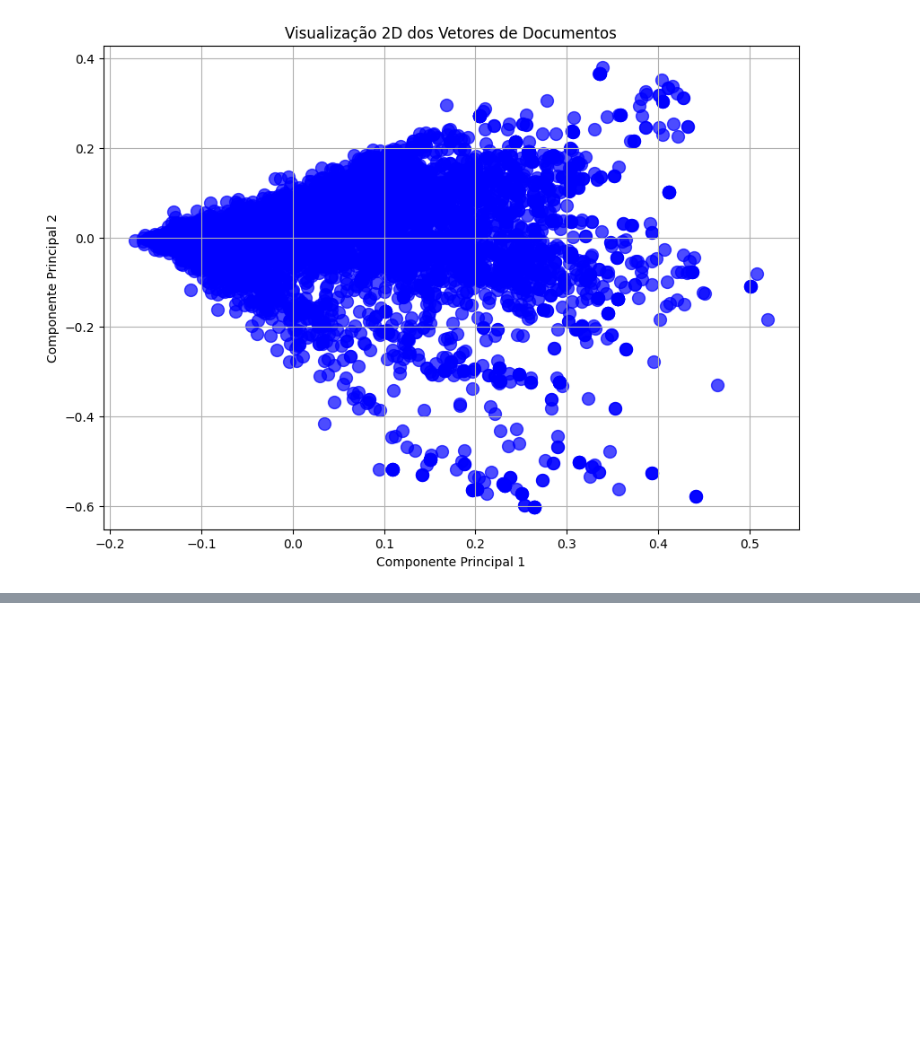
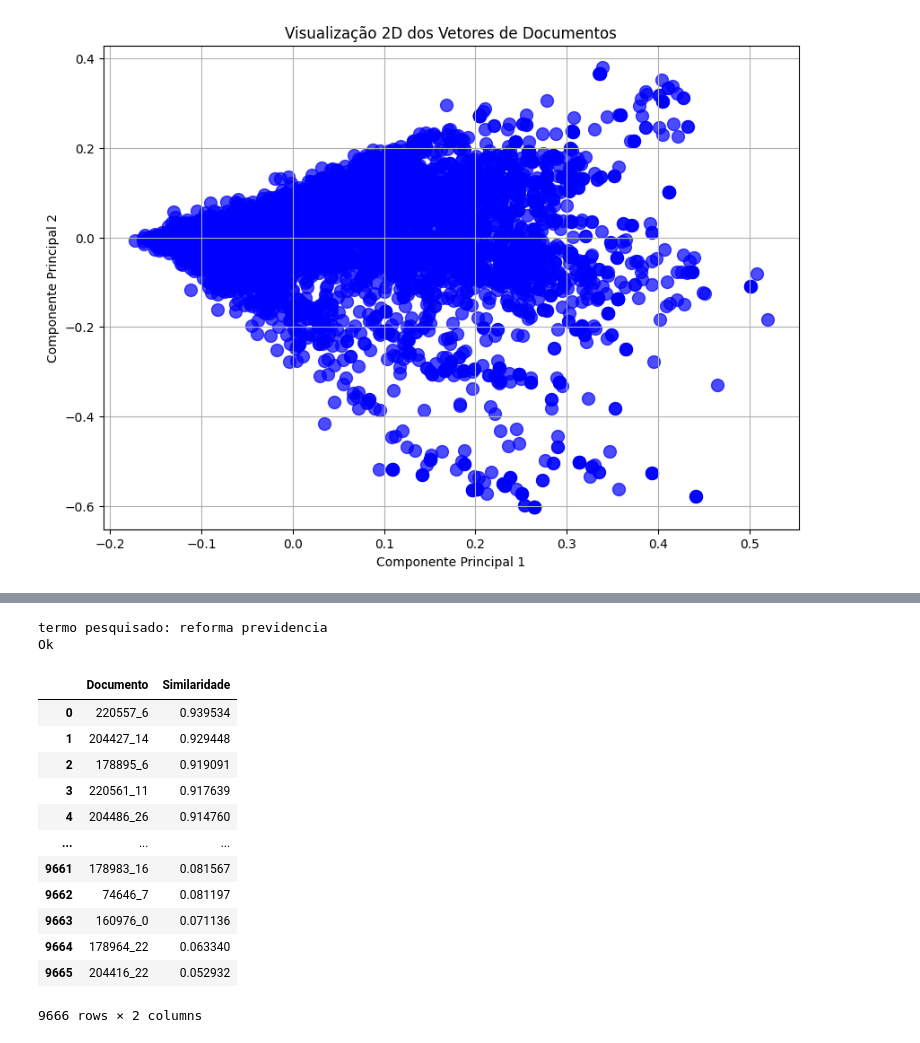
Before and after one commit to micaelol12/PLN, a Jupyter notebook: Trabalho/notebook.ipynb, the cells around one changed output, grey strips where cells are left out. Cells and saved outputs as stored; diff of their text form; code cells hidden in the pictures; blank space fills up the shorter version.

```diff
--- a/Trabalho/notebook.ipynb
+++ b/Trabalho/notebook.ipynb
@@ -300,0 +438,39 @@ grafico3D(x_sumario_tf_idf_token)
+# %%
+# Entrada pelo usuário
+termo_busca_usuario = input("Digite os termos de busca para Word2Vec: ")
+
+# Obter as recomendações usando a função
+# Você pode definir um número máximo de resultados aqui, se quiser (ex: num_resultados=5)
+recomendacoes_df = recomendar_documentos_w2v(
+    termo_busca_usuario,
+    model_w2v_sumario_token,
+    doc_ids_sumario_tf_idf_token,
+    vetores_documentos
+    # num_resultados=5 # Descomente para limitar a 5 resultados
+)
+
+print(f"termo pesquisado: {termo_busca_usuario}")
+
+# Exibir o DataFrame resultante
+if not recomendacoes_df.empty:
+    print("Ok")
+else:
+    print("Nenhuma recomendação encontrada para o termo de busca.")
+
+recomendacoes_df
+# %% [output]
+termo pesquisado: reforma previdencia
+Ok
+|  | Documento | Similaridade |
+| 0 | 220557_6 | 0.939534 |
+| 1 | 204427_14 | 0.929448 |
+| 2 | 178895_6 | 0.919091 |
+| 3 | 220561_11 | 0.917639 |
+| 4 | 204486_26 | 0.914760 |
+| ... | ... | ... |
+| 9661 | 178983_16 | 0.081567 |
+| 9662 | 74646_7 | 0.081197 |
+| 9663 | 160976_0 | 0.071136 |
+| 9664 | 178964_22 | 0.063340 |
+| 9665 | 204416_22 | 0.052932 |
+9666 rows × 2 columns
```
Also changed, not shown: parts of 31 cells of this notebook.
